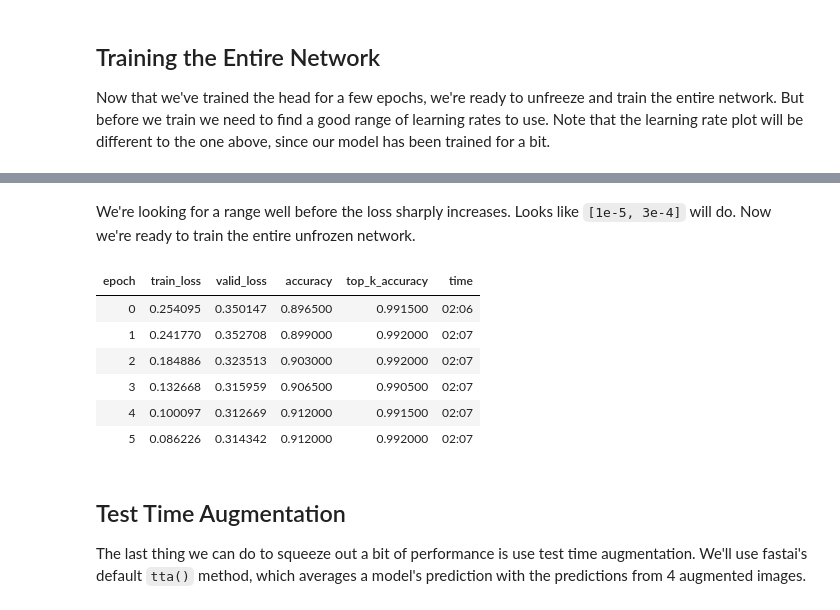
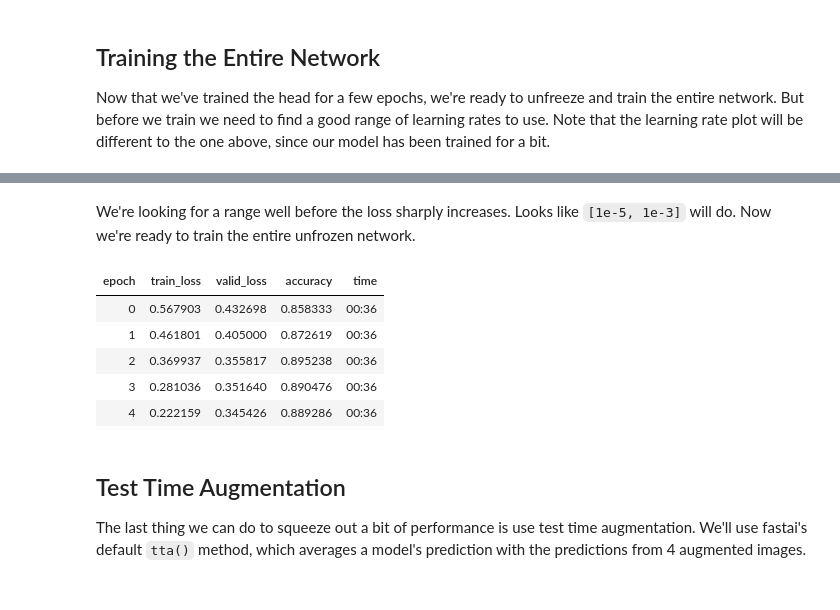
Before and after one commit to msarmi9/food-101, a Jupyter notebook: notebooks/MS-food-101-tiny-fastai2.ipynb, the cells around one changed output, grey strips where cells are left out. Saved outputs shown, nothing was run; the diff lists cells and outputs as text; code cells hidden in the pictures.

```diff
--- a/notebooks/MS-food-101-tiny-fastai2.ipynb
+++ b/notebooks/MS-food-101-tiny-fastai2.ipynb
@@ -54,9 +53,10 @@ Let's load and prep our curated dataset for modeling.
 dblock = DataBlock(blocks=(ImageBlock(), CategoryBlock()),
                   get_items=get_image_files,
                   get_y=parent_label,
-                  item_tfms=Resize(512),
-                  batch_tfms=aug_transforms(size=256, min_scale=0.75))
+                  splitter=GrandparentSplitter(),
+                  item_tfms=Resize(460),
+                  batch_tfms=aug_transforms(size=224, min_scale=0.75))
 
 # Load data
 path = Path("../data/food-101-tiny")
-dls = dblock.dataloaders(path, bs=128)
+dls = dblock.dataloaders(path, bs=64)
@@ -102,5 +112,5 @@ Looks like the steepest slope is `6e-3`. Let's choose that as our base learning
 
 Now let's train the head of the network using the learning rate we found above.
 # %%
-learn.fit_one_cycle(4, 6e-3)
+learn.fit_one_cycle(3, 3e-3)
 # %% [output]
@@ -123,15 +132,14 @@ SuggestedLRs(lr_min=1.9054606673307718e-05, lr_steep=4.786300905834651e-06)
 # %% [markdown]
-We're looking for a range well before the loss sharply increases. Looks like `[1e-5, 3e-4]` will do. Now we're ready to train the entire unfrozen network.
+We're looking for a range well before the loss sharply increases. Looks like `[1e-5, 1e-3]` will do. Now we're ready to train the entire unfrozen network.
 # %%
-learn.fit_one_cycle(6, lr_max=slice(1e-5, 3e-4))
+learn.fit_one_cycle(5, lr_max=slice(1e-5, 1e-3))
 # %% [output]
-| epoch | train_loss | valid_loss | accuracy | top_k_accuracy | time |
-| 0 | 0.254095 | 0.350147 | 0.896500 | 0.991500 | 02:06 |
-| 1 | 0.241770 | 0.352708 | 0.899000 | 0.992000 | 02:07 |
-| 2 | 0.184886 | 0.323513 | 0.903000 | 0.992000 | 02:07 |
-| 3 | 0.132668 | 0.315959 | 0.906500 | 0.990500 | 02:07 |
-| 4 | 0.100097 | 0.312669 | 0.912000 | 0.991500 | 02:07 |
-| 5 | 0.086226 | 0.314342 | 0.912000 | 0.992000 | 02:07 |
+| epoch | train_loss | valid_loss | accuracy | time |
+| 0 | 0.567903 | 0.432698 | 0.858333 | 00:36 |
+| 1 | 0.461801 | 0.405000 | 0.872619 | 00:36 |
+| 2 | 0.369937 | 0.355817 | 0.895238 | 00:36 |
+| 3 | 0.281036 | 0.351640 | 0.890476 | 00:36 |
+| 4 | 0.222159 | 0.345426 | 0.889286 | 00:36 |
 # %% [markdown]
 ## Test Time Augmentation
 
```
Also changed, not shown: parts of 35 cells of this notebook.
